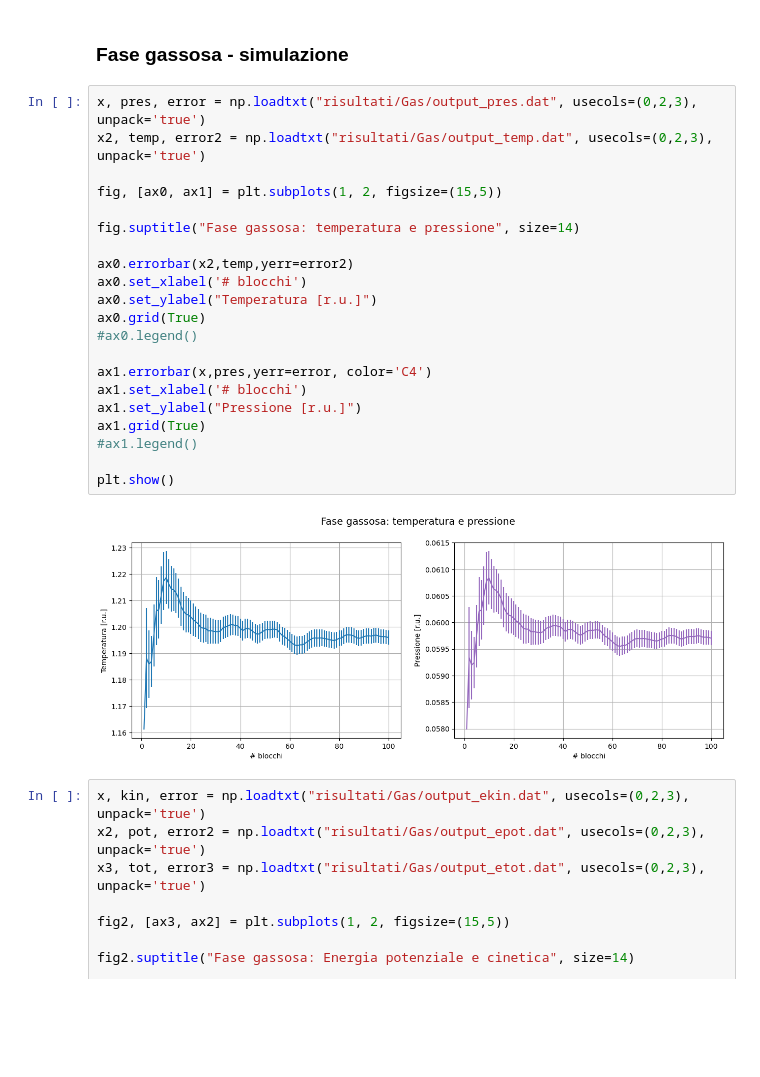
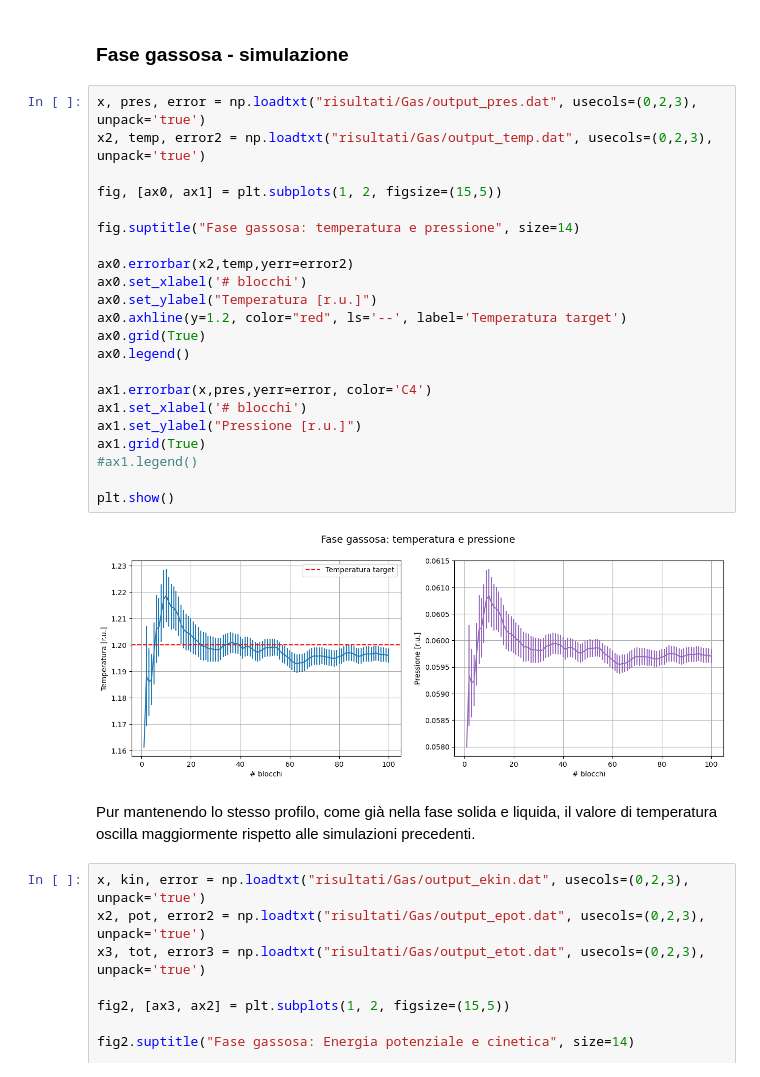
Before and after one commit to paolo-magnani/Esercizi_LSN, a Jupyter notebook: Es04/Paolo_Magnani_Esercitazione_4.ipynb, the cells around one changed output. Cells and saved outputs as stored; diff of their text form; blank space fills up the shorter version.

```diff
--- a/Es04/Paolo_Magnani_Esercitazione_4.ipynb
+++ b/Es04/Paolo_Magnani_Esercitazione_4.ipynb
@@ -206,26 +214,29 @@ plt.show()
 # %%
 x, pres, error = np.loadtxt("risultati/Gas/output_pres.dat", usecols=(0,2,3), unpack='true')
 x2, temp, error2 = np.loadtxt("risultati/Gas/output_temp.dat", usecols=(0,2,3), unpack='true')
 
 fig, [ax0, ax1] = plt.subplots(1, 2, figsize=(15,5))
 
 fig.suptitle("Fase gassosa: temperatura e pressione", size=14)
 
 ax0.errorbar(x2,temp,yerr=error2)
 ax0.set_xlabel('# blocchi')
 ax0.set_ylabel("Temperatura [r.u.]")
+ax0.axhline(y=1.2, color="red", ls='--', label='Temperatura target')
 ax0.grid(True)
-#ax0.legend()
+ax0.legend()
 
 ax1.errorbar(x,pres,yerr=error, color='C4')
 ax1.set_xlabel('# blocchi')
 ax1.set_ylabel("Pressione [r.u.]")
 ax1.grid(True)
 #ax1.legend()
 
 plt.show()
 # %% [output]
-[figure, old version]
+[figure, new version]
+# %% [markdown]
+Pur mantenendo lo stesso profilo, come già nella fase solida e liquida, il valore di temperatura oscilla maggiormente rispetto alle simulazioni precedenti.
 # %%
 x, kin, error = np.loadtxt("risultati/Gas/output_ekin.dat", usecols=(0,2,3), unpack='true')
 x2, pot, error2 = np.loadtxt("risultati/Gas/output_epot.dat", usecols=(0,2,3), unpack='true')
```
Also changed, not shown: parts of 7 cells of this notebook, 14 other files.
